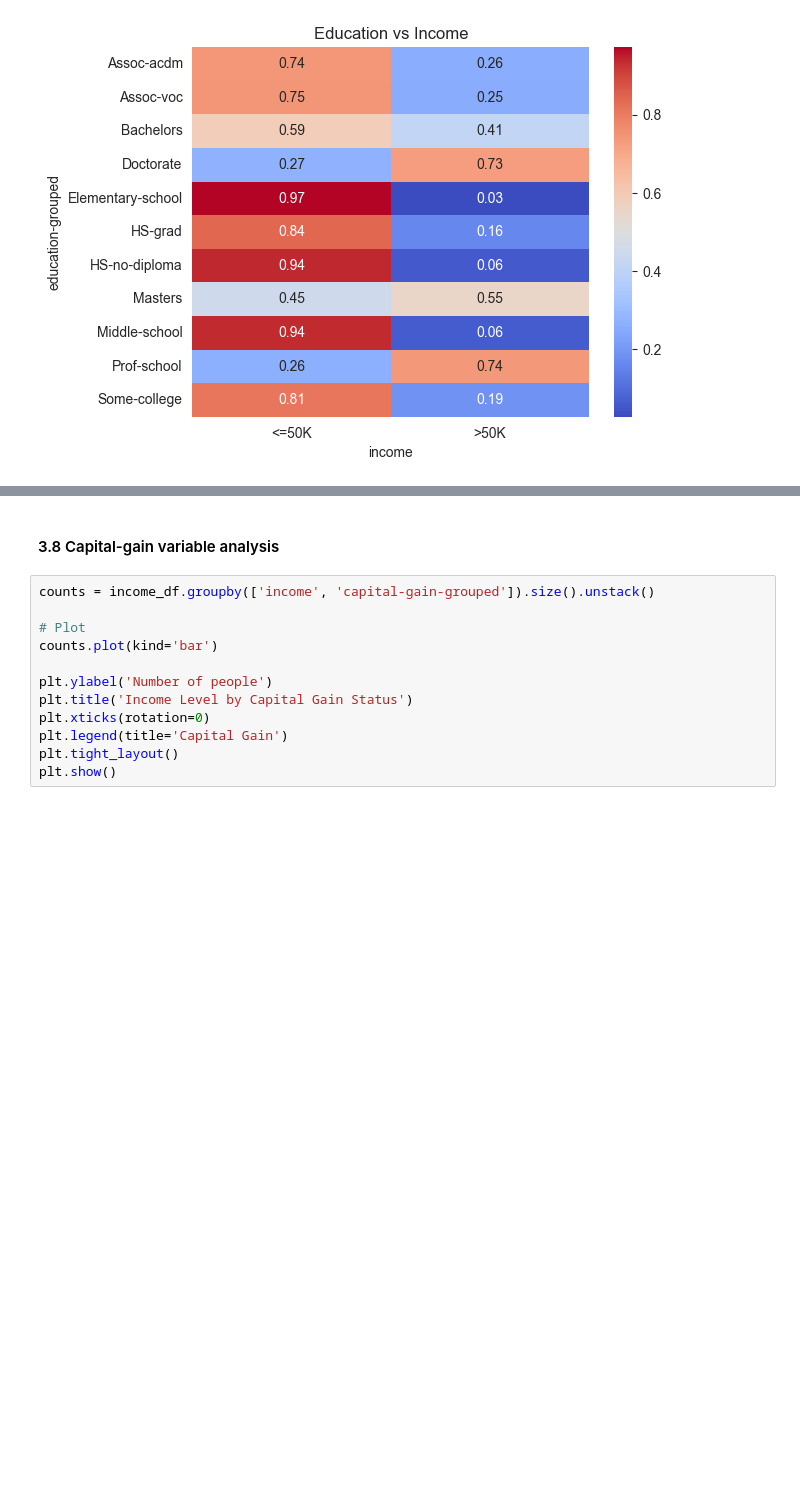
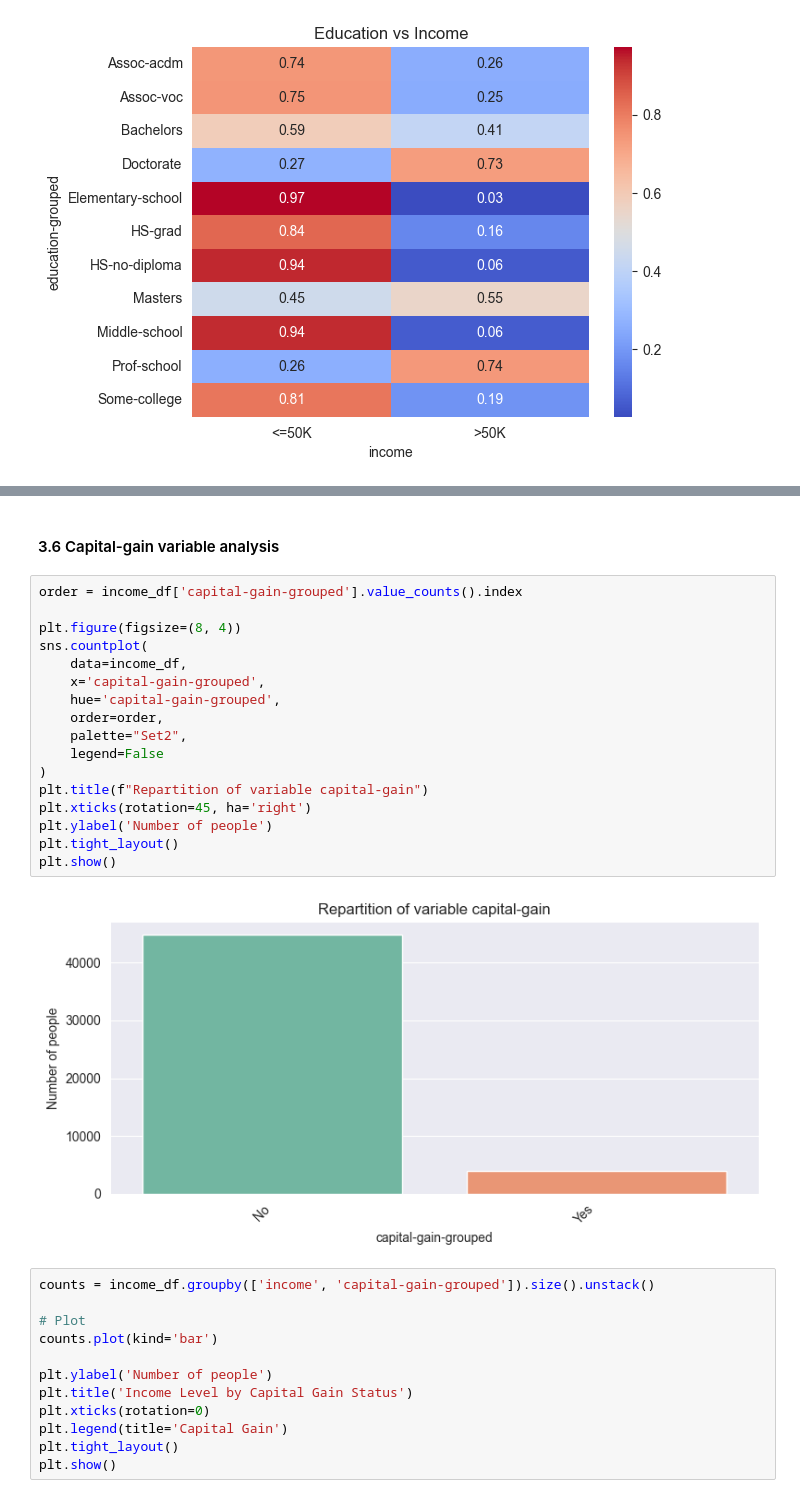
Before and after one commit to eglantinc/income-prediction, a Jupyter notebook: notebook.ipynb, the cells around one changed output, grey strips where cells are left out. Cells and saved outputs as stored; diff of their text form; blank space fills up the shorter version.

Commit message:
Complete exploratory data analysis part of the income dataset

```diff
--- a/notebook.ipynb
+++ b/notebook.ipynb
@@ -971,5 +947,24 @@ plt.show()
 # %% [markdown]
-#### 3.8 Capital-gain variable analysis
+#### 3.6 Capital-gain variable analysis
+# %%
+order = income_df['capital-gain-grouped'].value_counts().index
+
+plt.figure(figsize=(8, 4))
+sns.countplot(
+    data=income_df,
+    x='capital-gain-grouped',
+    hue='capital-gain-grouped',
+    order=order,
+    palette="Set2",
+    legend=False
+)
+plt.title(f"Repartition of variable capital-gain")
+plt.xticks(rotation=45, ha='right')
+plt.ylabel('Number of people')
+plt.tight_layout()
+plt.show()
+# %% [output]
+[figure, added]
 # %%
 counts = income_df.groupby(['income', 'capital-gain-grouped']).size().unstack()
 
```
Also changed, not shown: parts of 31 cells of this notebook.
